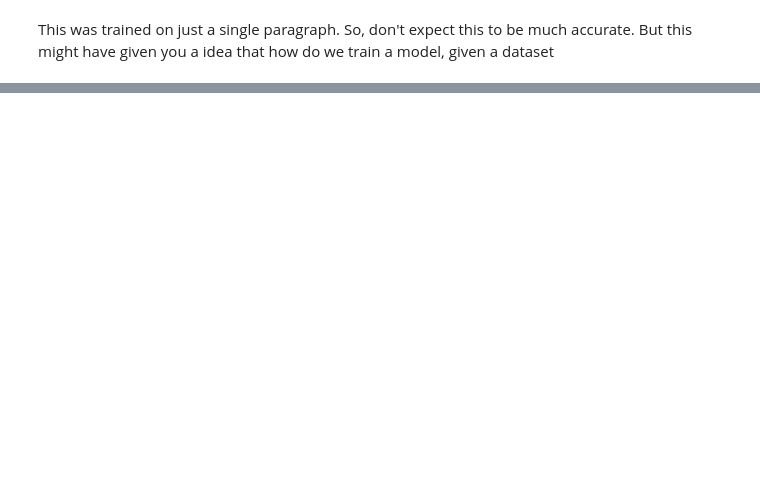
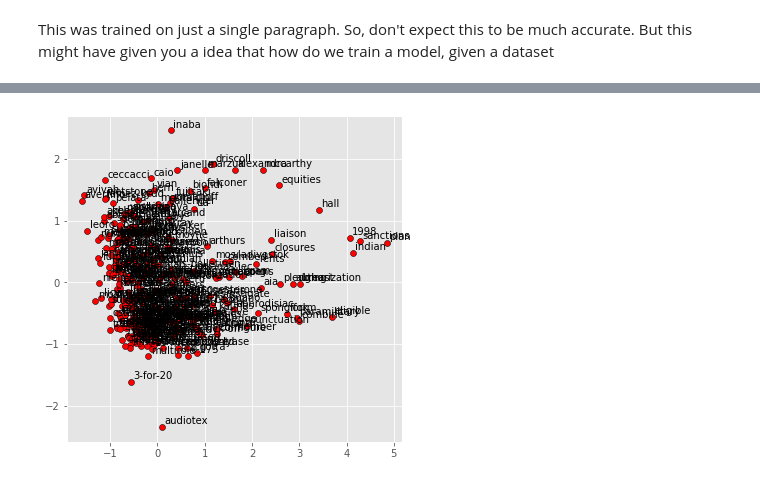
Before and after one commit to Gladiator07/Natural-Language-Processing, a Jupyter notebook: Basics/Word2vec/w2v.ipynb, the cells around one changed output, grey strips where cells are left out. Drawn from its saved outputs; the diff is of its cells as text; code cells hidden in the pictures; blank space fills up the shorter version.

```diff
--- a/Basics/Word2vec/w2v.ipynb
+++ b/Basics/Word2vec/w2v.ipynb
@@ -122,0 +368,4 @@ This was trained on just a single paragraph. So, don't expect this to be much ac
+# %%
+display_pca_scatterplot(model, sample=300)
+# %% [output]
+[figure, added]
```
Also changed, not shown: parts of 36 cells of this notebook.
